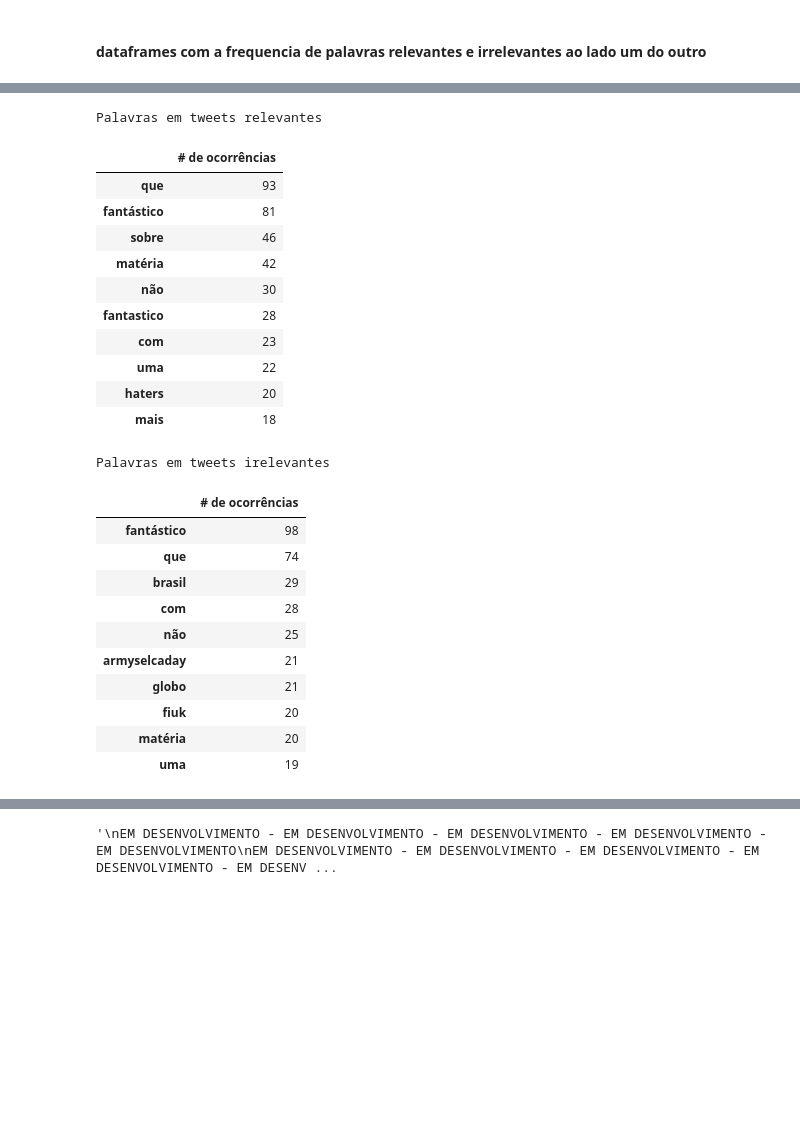
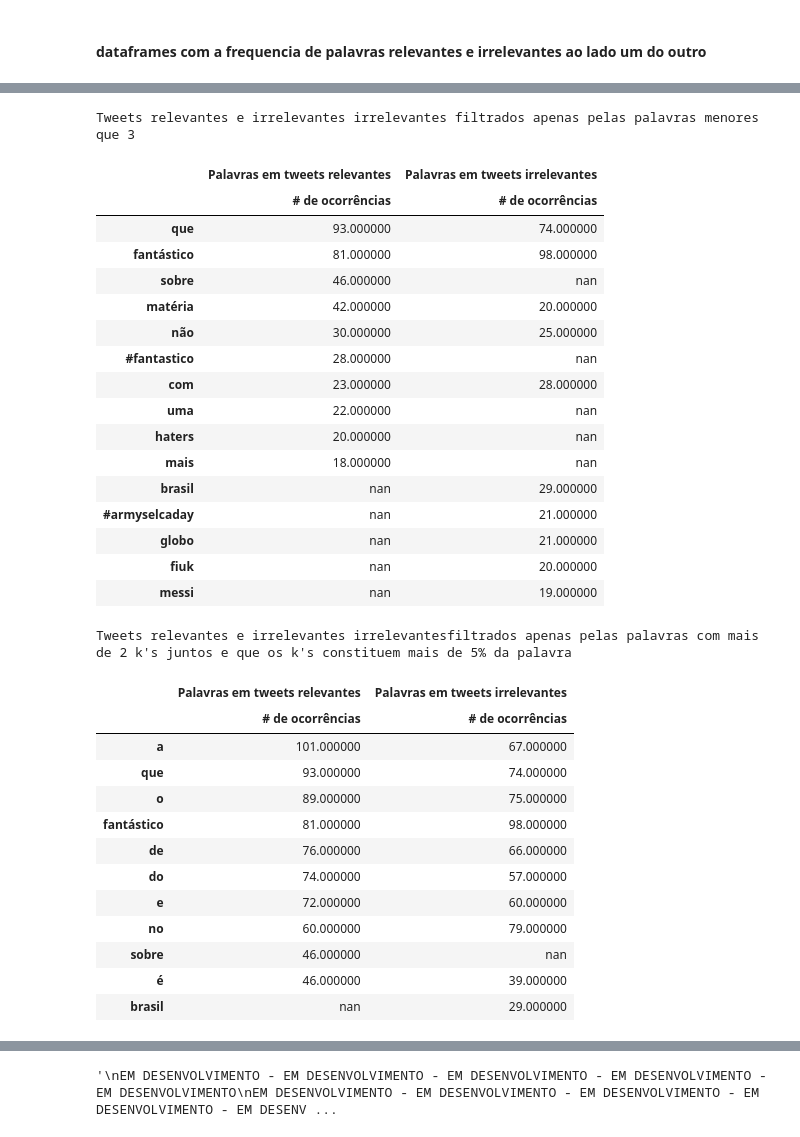
Before and after one commit to RafaelNiccheri/P1-Cdados21_2, a Jupyter notebook: Projeto_1.1.ipynb, the cells around one changed output, grey strips where cells are left out. Cells and saved outputs as stored; diff of their text form; code cells hidden in the pictures; blank space fills up the shorter version.

```diff
--- a/Projeto_1.1.ipynb
+++ b/Projeto_1.1.ipynb
@@ -26,9 +26,9 @@ from IPython.core.display import display_html
 dados_treino = pd.read_excel(f'{Object_of_Study}.xlsx')
 dados_treino_1=dados_treino
 
-dados_treino_rel = dados_treino.loc[dados_treino['Unnamed: 1'] == 1]
-dados_treino_rel = dados_treino_rel.reset_index()
+dados_treino_rell = dados_treino.loc[dados_treino['Unnamed: 1'] == 1]
+dados_treino_rel = dados_treino_rell.reset_index()
 
-dados_treino_irel = dados_treino.loc[dados_treino['Unnamed: 1'] == 0]
-dados_treino_irel = dados_treino_irel.reset_index()
+dados_treino_nrel = dados_treino.loc[dados_treino['Unnamed: 1'] == 0]
+dados_treino_irel = dados_treino_nrel.reset_index()
 # %%
@@ -293,30 +265,48 @@ Palavras em tweets irelevantes
 # %%
 qremove_word_sts_rel.sort_values(by='# de ocorrências', ascending=False)
-NB.df_style(qremove_options_rel.sort_values(by='# de ocorrências', ascending=False).iloc[0:10], qremove_options_irel.sort_values(by='# de ocorrências', ascending=False).iloc[0:10],
-            titulo1='Palavras em tweets relevantes', titulo2='Palavras em tweets irelevantes')
+hc.unite_dataframes_col(qremove_word_sts_rel.sort_values(by='# de ocorrências', ascending=False).iloc[0:10],
+                        qremove_word_sts_irel.sort_values(by='# de ocorrências', ascending=False).iloc[0:10],
+                        'Palavras em tweets relevantes', 'Palavras em tweets irrelevantes')\
+    .style.set_table_styles([hc.css1, hc.css2, hc.css3]).set_caption('Tweets relevantes e irrelevantes irrelevantes filtrados apenas pelas palavras menores que 3')
 # %% [output]
-Palavras em tweets relevantes
+Tweets relevantes e irrelevantes irrelevantes filtrados apenas pelas palavras menores que 3
-|  | # de ocorrências |
-| que | 93 |
-| fantástico | 81 |
-| sobre | 46 |
-| matéria | 42 |
-| não | 30 |
-| fantastico | 28 |
-| com | 23 |
-| uma | 22 |
-| haters | 20 |
-| mais | 18 |
+|  | Palavras em tweets relevantes | Palavras em tweets irrelevantes |
+|  | # de ocorrências | # de ocorrências |
+| que | 93.000000 | 74.000000 |
+| fantástico | 81.000000 | 98.000000 |
+| sobre | 46.000000 | nan |
+| matéria | 42.000000 | 20.000000 |
+| não | 30.000000 | 25.000000 |
+| #fantastico | 28.000000 | nan |
+| com | 23.000000 | 28.000000 |
+| uma | 22.000000 | nan |
+| haters | 20.000000 | nan |
+| mais | 18.000000 | nan |
+| brasil | nan | 29.000000 |
+| #armyselcaday | nan | 21.000000 |
+| globo | nan | 21.000000 |
+| fiuk | nan | 20.000000 |
+| messi | nan | 19.000000 |
-Palavras em tweets irelevantes
-|  | # de ocorrências |
-| fantástico | 98 |
-| que | 74 |
-| brasil | 29 |
-| com | 28 |
-| não | 25 |
-| armyselcaday | 21 |
-| globo | 21 |
-| fiuk | 20 |
-| matéria | 20 |
-| uma | 19 |
+# %%
+qremove_laugh_rel.sort_values(by='# de ocorrências', ascending=False)
+hc.unite_dataframes_col(qremove_laugh_rel.sort_values(by='# de ocorrências', ascending=False).iloc[0:10],
+                        qremove_laugh_irel.sort_values(by='# de ocorrências', ascending=False).iloc[0:10],
+                        'Palavras em tweets relevantes', 'Palavras em tweets irrelevantes')\
+    .style.set_table_styles([hc.css1, hc.css2, hc.css3]).set_caption("Tweets relevantes e irrelevantes irrelevantes"
+                                                                     "filtrados apenas pelas palavras com mais de 2 k's juntos e que os k's constituem mais de 5% da palavra")
+# %% [output]
+Tweets relevantes e irrelevantes irrelevantesfiltrados apenas pelas palavras com mais de 2 k's juntos e que os k's constituem mais de 5% da palavra
+|  | Palavras em tweets relevantes | Palavras em tweets irrelevantes |
+|  | # de ocorrências | # de ocorrências |
+| a | 101.000000 | 67.000000 |
+| que | 93.000000 | 74.000000 |
+| o | 89.000000 | 75.000000 |
+| fantástico | 81.000000 | 98.000000 |
+| de | 76.000000 | 66.000000 |
+| do | 74.000000 | 57.000000 |
+| e | 72.000000 | 60.000000 |
+| no | 60.000000 | 79.000000 |
+| sobre | 46.000000 | nan |
+| é | 46.000000 | 39.000000 |
+| brasil | nan | 29.000000 |
 # %%
```
Also changed, not shown: parts of 40 cells of this notebook, 2 other files.
